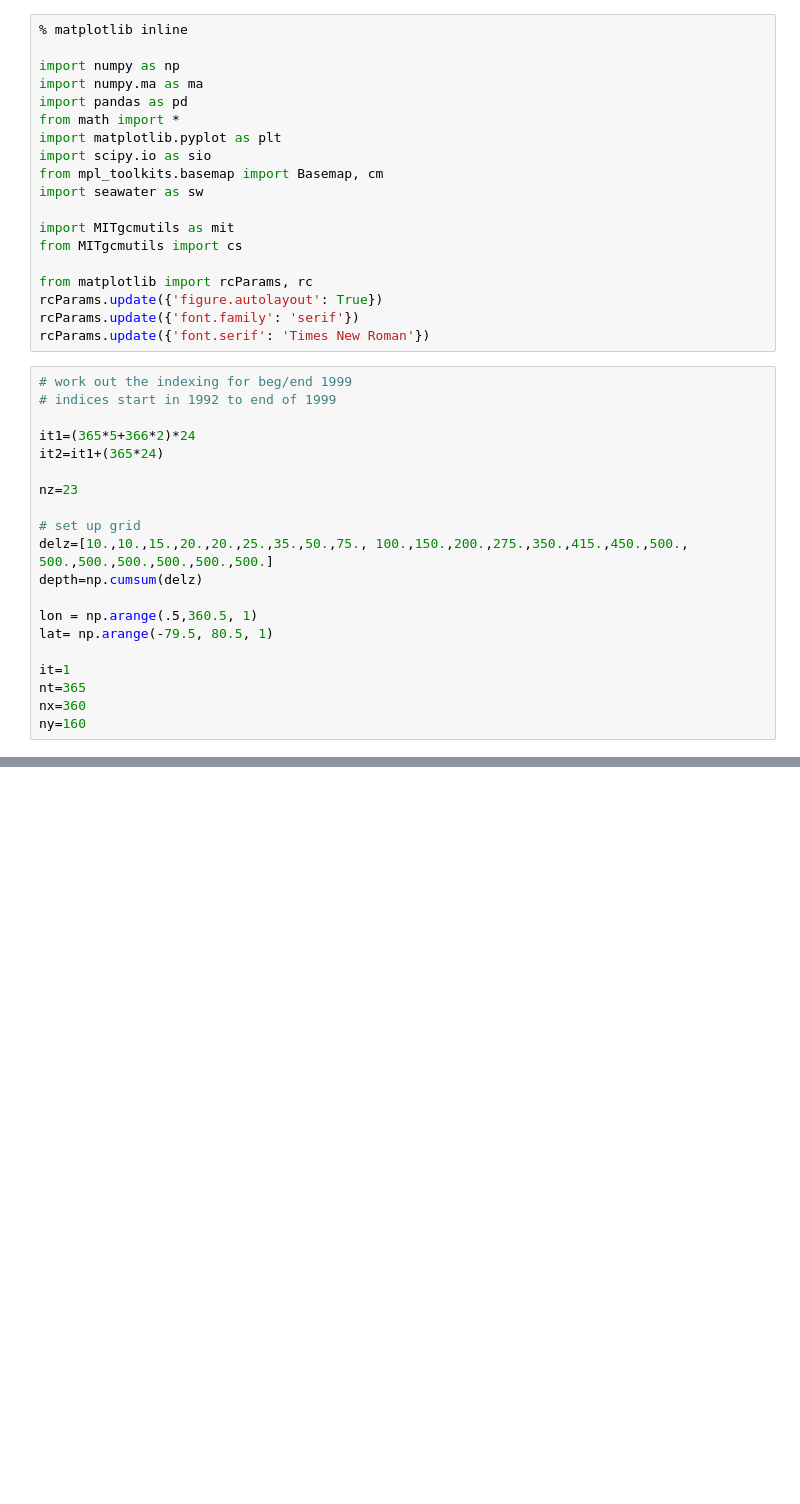
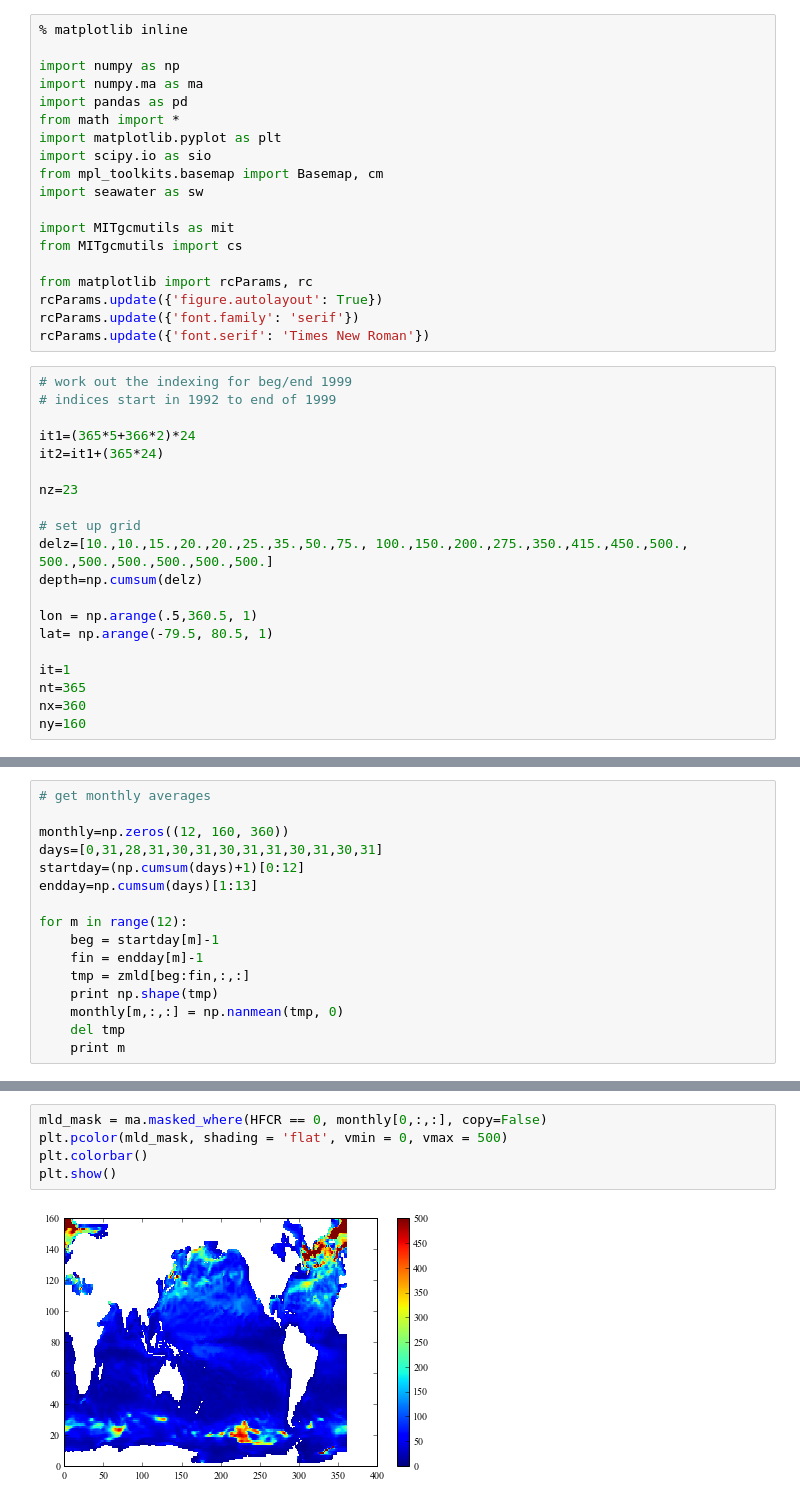
Before and after one commit to sophieclayton/model_comparison, a Jupyter notebook: python_figures/monthly_MLD.ipynb, the cells around one changed output, grey strips where cells are left out. Drawn from its saved outputs; the diff is of its cells as text; blank space fills up the shorter version.

```diff
--- a/python_figures/monthly_MLD.ipynb
+++ b/python_figures/monthly_MLD.ipynb
@@ -118,0 +121,16 @@ plt.show()
+# %%
+# get monthly averages
+
+monthly=np.zeros((12, 160, 360))
+days=[0,31,28,31,30,31,30,31,31,30,31,30,31]
+startday=(np.cumsum(days)+1)[0:12]
+endday=np.cumsum(days)[1:13]
+
+for m in range(12):
+    beg = startday[m]-1
+    fin = endday[m]-1
+    tmp = zmld[beg:fin,:,:]
+    print np.shape(tmp)
+    monthly[m,:,:] = np.nanmean(tmp, 0)
+    del tmp
+    print m
@@ -118,0 +155,7 @@ plt.show()
+# %%
+mld_mask = ma.masked_where(HFCR == 0, monthly[0,:,:], copy=False)
+plt.pcolor(mld_mask, shading = 'flat', vmin = 0, vmax = 500)
+plt.colorbar()
+plt.show()
+# %% [output]
+[figure, added]
```
Also changed, not shown: parts of 3 cells of this notebook.
